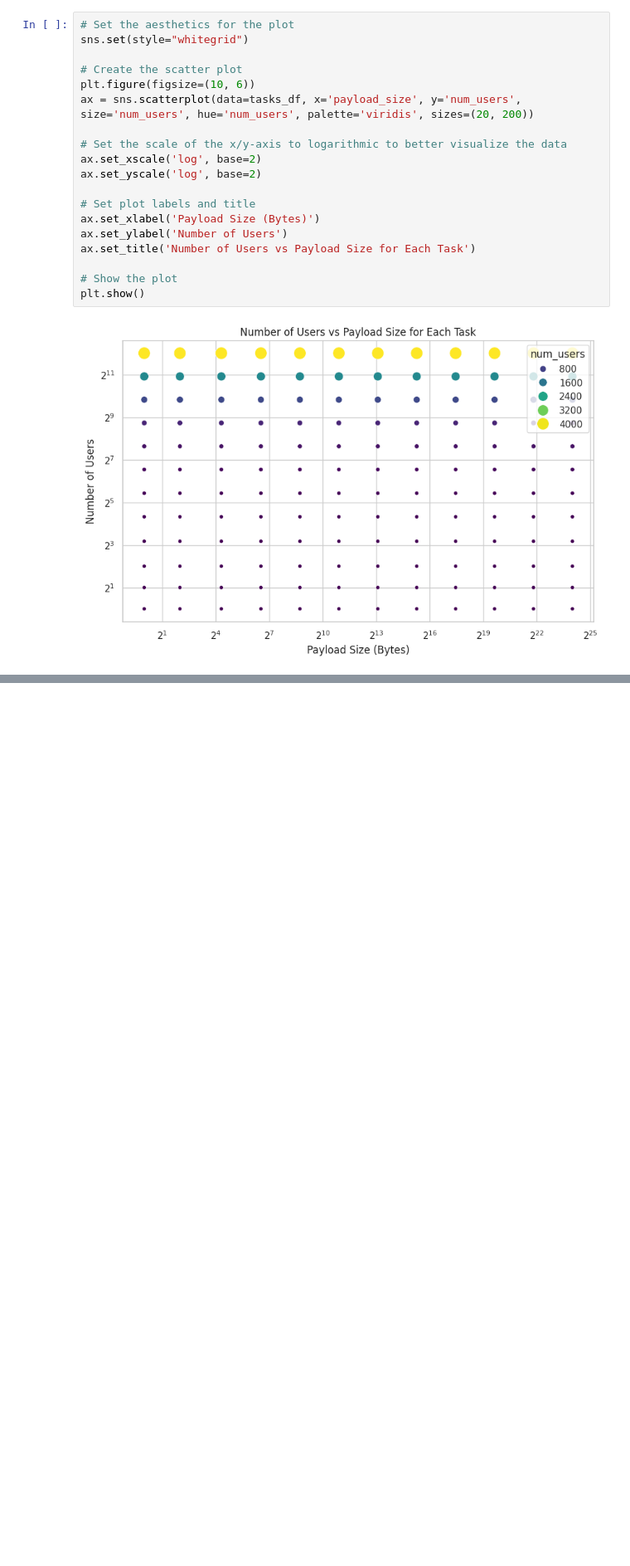
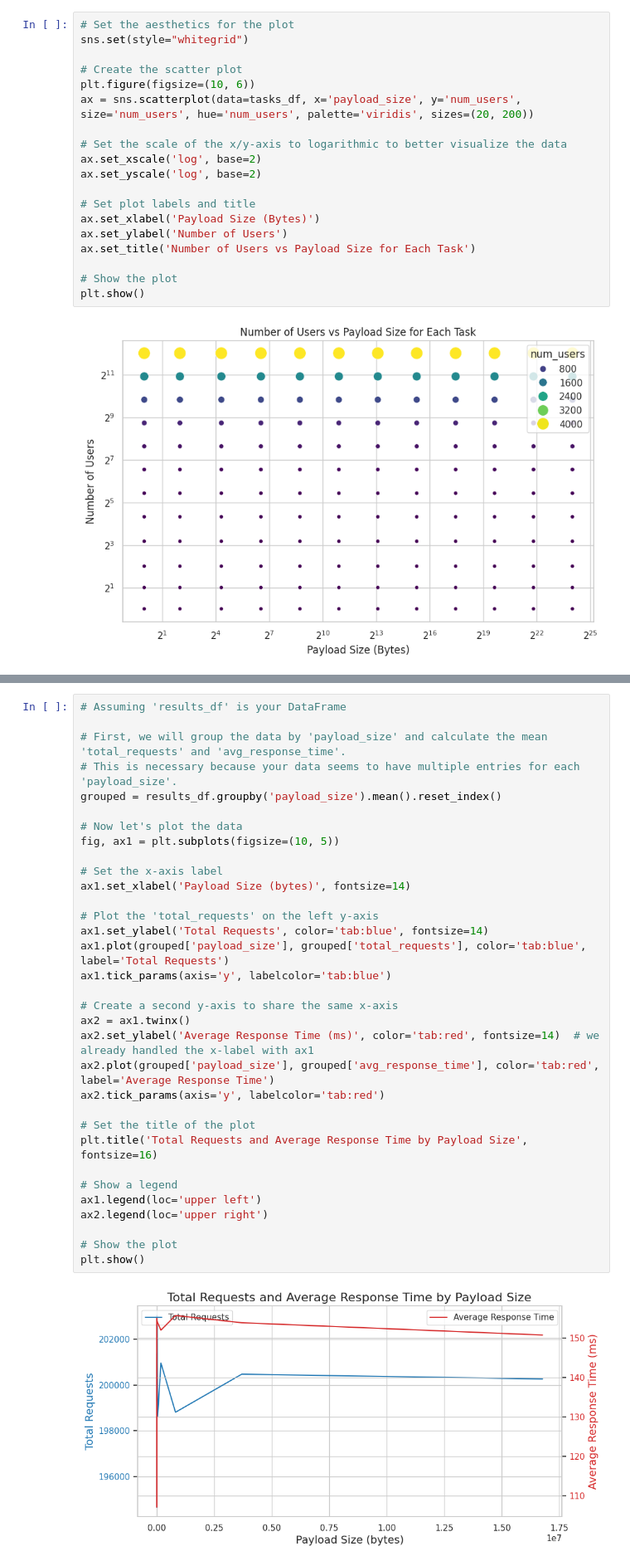
Before and after one commit to psaghelyi/pystorage, a Jupyter notebook: analysis/testing.ipynb, the cells around one changed output, grey strips where cells are left out. Shown: that part at 83% size. Drawn from its saved outputs; the diff is of its cells as text; blank space fills up the shorter version.

```diff
--- a/analysis/testing.ipynb
+++ b/analysis/testing.ipynb
@@ -172,0 +296,35 @@ plt.show()
+# %%
+# Assuming 'results_df' is your DataFrame
+
+# First, we will group the data by 'payload_size' and calculate the mean 'total_requests' and 'avg_response_time'.
+# This is necessary because your data seems to have multiple entries for each 'payload_size'.
+grouped = results_df.groupby('payload_size').mean().reset_index()
+
+# Now let's plot the data
+fig, ax1 = plt.subplots(figsize=(10, 5))
+
+# Set the x-axis label
+ax1.set_xlabel('Payload Size (bytes)', fontsize=14)
+
+# Plot the 'total_requests' on the left y-axis
+ax1.set_ylabel('Total Requests', color='tab:blue', fontsize=14)
+ax1.plot(grouped['payload_size'], grouped['total_requests'], color='tab:blue', label='Total Requests')
+ax1.tick_params(axis='y', labelcolor='tab:blue')
+
+# Create a second y-axis to share the same x-axis
+ax2 = ax1.twinx()
+ax2.set_ylabel('Average Response Time (ms)', color='tab:red', fontsize=14)  # we already handled the x-label with ax1
+ax2.plot(grouped['payload_size'], grouped['avg_response_time'], color='tab:red', label='Average Response Time')
+ax2.tick_params(axis='y', labelcolor='tab:red')
+
+# Set the title of the plot
+plt.title('Total Requests and Average Response Time by Payload Size', fontsize=16)
+
+# Show a legend
+ax1.legend(loc='upper left')
+ax2.legend(loc='upper right')
+
+# Show the plot
+plt.show()
+# %% [output]
+[figure, added]
```
Also changed, not shown: parts of 7 cells of this notebook, 8 other files.
